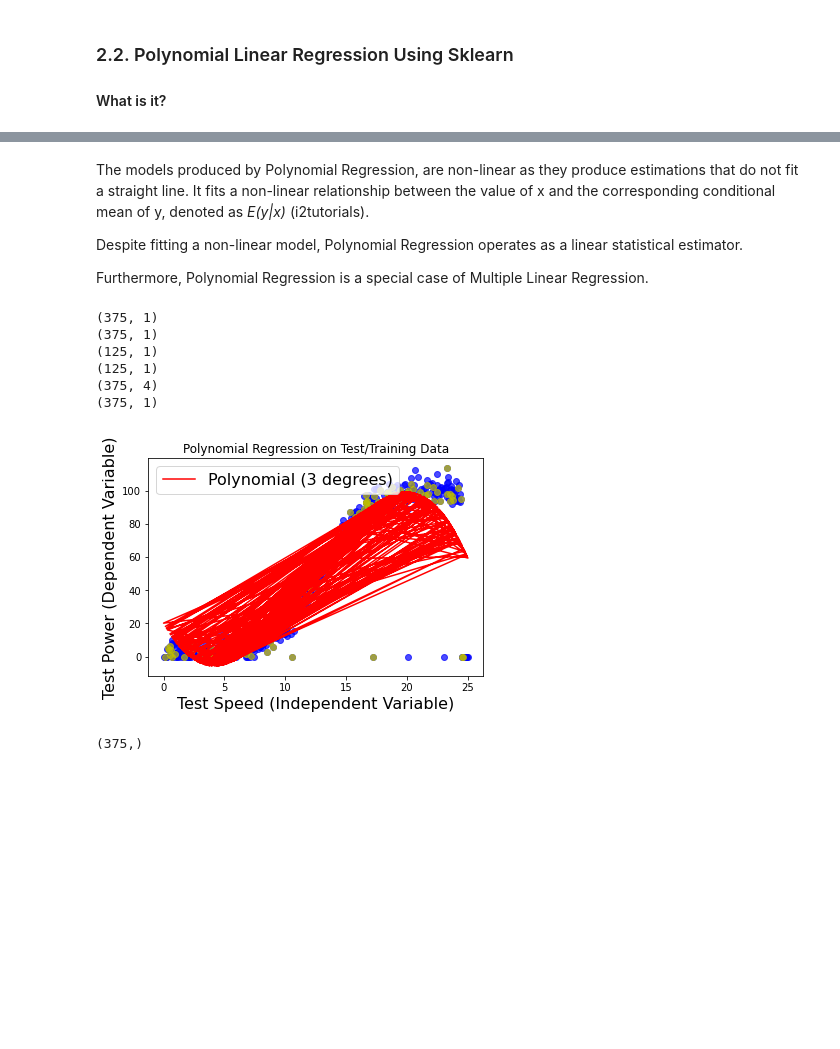
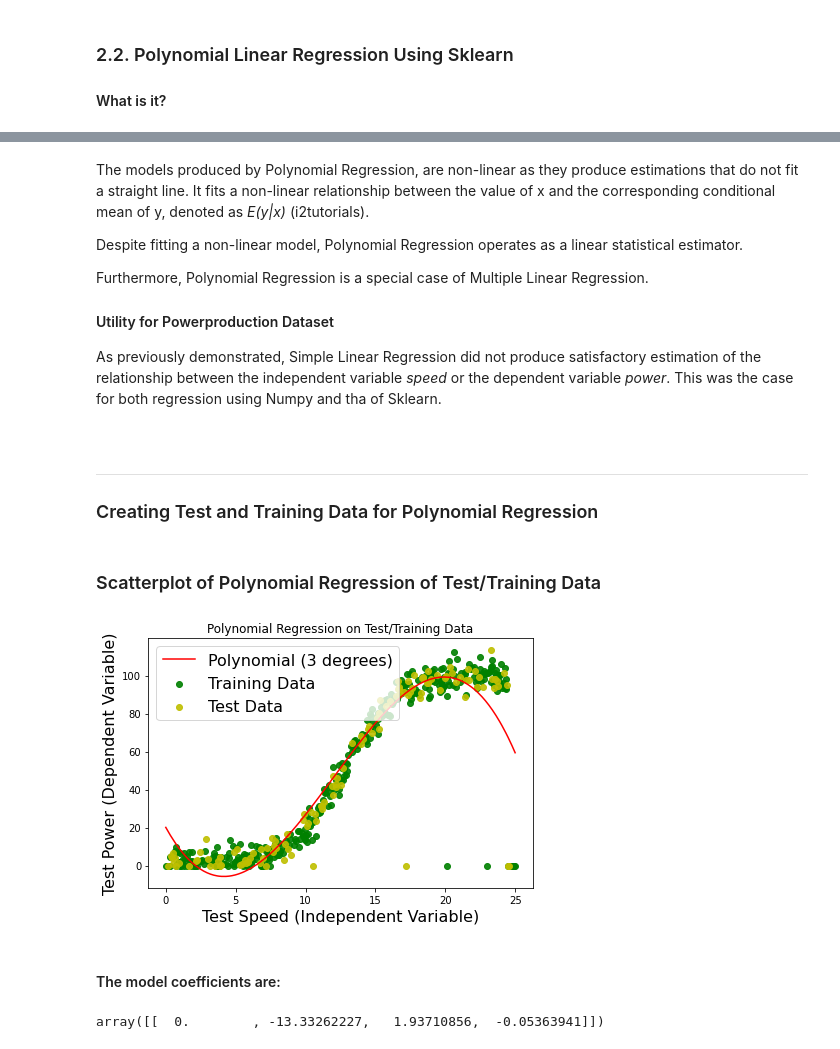
Before and after one commit to PJFinnerty/Project-2020-52446, a Jupyter notebook: Project-2020-PeterFinnerty.ipynb, the cells around one changed output, grey strips where cells are left out. Saved outputs shown, nothing was run; the diff lists cells and outputs as text; code cells hidden in the pictures; blank space fills up the shorter version.

```diff
--- a/Project-2020-PeterFinnerty.ipynb
+++ b/Project-2020-PeterFinnerty.ipynb
@@ -541,3 +543,7 @@ The models produced by Polynomial Regression, are non-linear as they produce est
 Despite fitting a non-linear model, Polynomial Regression operates as a linear statistical estimator.
 
 Furthermore, Polynomial Regression is a special case of Multiple Linear Regression.
+
+#### Utility for Powerproduction Dataset
+
+As previously demonstrated, Simple Linear Regression did not produce satisfactory estimation of the relationship between the independent variable *speed* or the dependent variable *power*. This was the case for both regression using Numpy and tha of Sklearn.
@@ -546,65 +550,69 @@ from sklearn.preprocessing import PolynomialFeatures
+# %% [markdown]
+<br>
+
+***
+
+### Creating Test and Training Data for Polynomial Regression
 # %%
 from sklearn.linear_model import LinearRegression
 from sklearn.metrics import mean_squared_error, r2_score
 from sklearn.preprocessing import PolynomialFeatures
 
-np.random.seed(0)
+
 x = df["speed"]
 y = df["power"]
 y = y.values
 
+# Use old seeding method on numpy to provide random train and
+# test variables
 x_train, x_test, y_train, y_test = train_test_split(x, y,
                                     test_size= 0.25, random_state=0)
 
-# transforming the data to include another axis
+# transform the data to include another axis
 x_train = x_train[:, np.newaxis]
 y_train = y_train[:, np.newaxis]
 x_test = x_test[:, np.newaxis]
 y_test = y_test[:, np.newaxis]
 
-
-#==================================================
-
-
-# Use the trained model to predict tests
-#y_predict = model.predict(x_test)
-#=================================================
-
+# Create variable featuring Polynomial of 3 degrees and fit to
+# the standardized features of x_train using .fit_transform()
 x_poly = PolynomialFeatures(degree=3).fit_transform(x_train)
 
+# Assign model variable to LinearRegression()fitted with x_poly and y_train
+model = LinearRegression().fit(x_poly, y_train)
 
-model = LinearRegression().fit(x_poly, y_train)
+# Assign prediction variable to the prediction of x_poly
 y_poly_pred = model.predict(x_poly)
 
-print(x_train.shape)
-print(y_train.shape)
-print(x_test.shape)
-print(y_test.shape)
+import operator
 
-print(x_poly.shape)
-
-print(y_poly_pred.shape)
+# Use operator.itemgetter with sorted to zip items from x_train and
+# y_poly_pred together to provide data for regression line
+sort_axis = operator.itemgetter(0)
+sorted_zip = sorted(zip(x_train,y_poly_pred), key=sort_axis)
+x_pred, y_poly_pred = zip(*sorted_zip)
-# %% [output]
-(375, 1)
-(375, 1)
-(125, 1)
-(125, 1)
-(375, 4)
-(375, 1)
+# %% [markdown]
+### Scatterplot of Polynomial Regression of Test/Training Data
 # %%
-plt.scatter(x, y, color='b', alpha=0.7)
-plt.scatter(x_test, y_test, color='y', alpha=0.7)
-plt.plot(x_train, y_poly_pred, color='r', label="Polynomial (3 degrees)")
+# Plot test data and training data on scatterplots
+plt.scatter(x_train, y_train, color='g', label="Training Data", alpha=0.9)
+plt.scatter(x_test, y_test, color='y', label="Test Data", alpha=0.9)
+
+# Plot zipped data for regression line and format with labels, legend
+# and title
+plt.plot(x_pred, y_poly_pred, color='r', label="Polynomial (3 degrees)")
+
 plt.legend()
-
+plt.tight_layout()
 plt.title("Polynomial Regression on Test/Training Data")
 plt.xlabel("Test Speed (Independent Variable)")
 plt.ylabel("Test Power (Dependent Variable)")
 plt.show()
 # %% [output]
-[figure, old version]
+[figure, new version]
-# %%
-y_poly_pred = y_poly_pred.flatten()
-y_poly_pred.shape
-# %% [output]
-(375,)
+# %% [markdown]
+#### The model coefficients are:
+# %%
+model.coef_
+# %% [output]
+array([[  0.        , -13.33262227,   1.93710856,  -0.05363941]])
```
Also changed, not shown: parts of 17 cells of this notebook, 1 other file.
